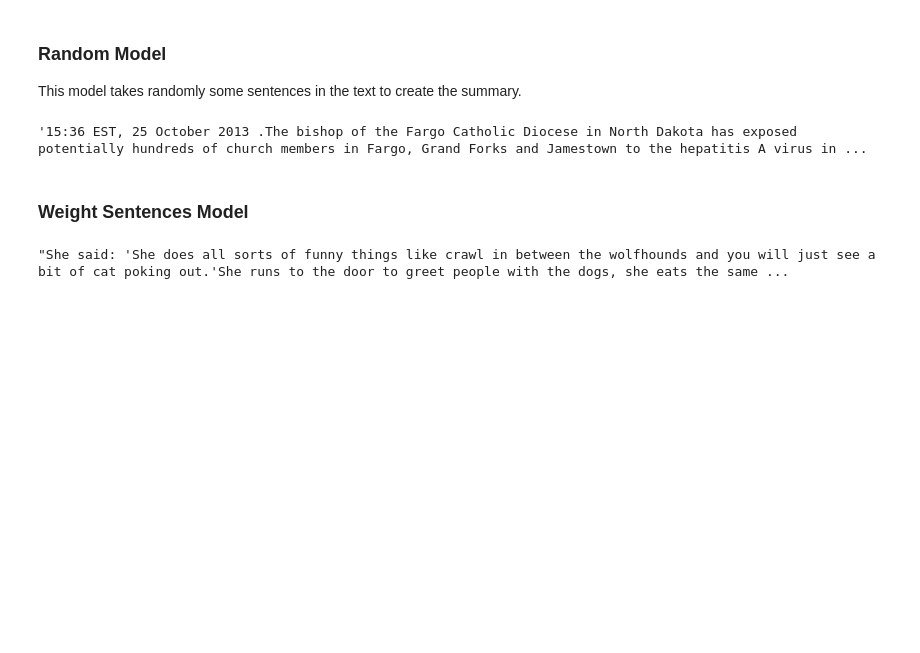
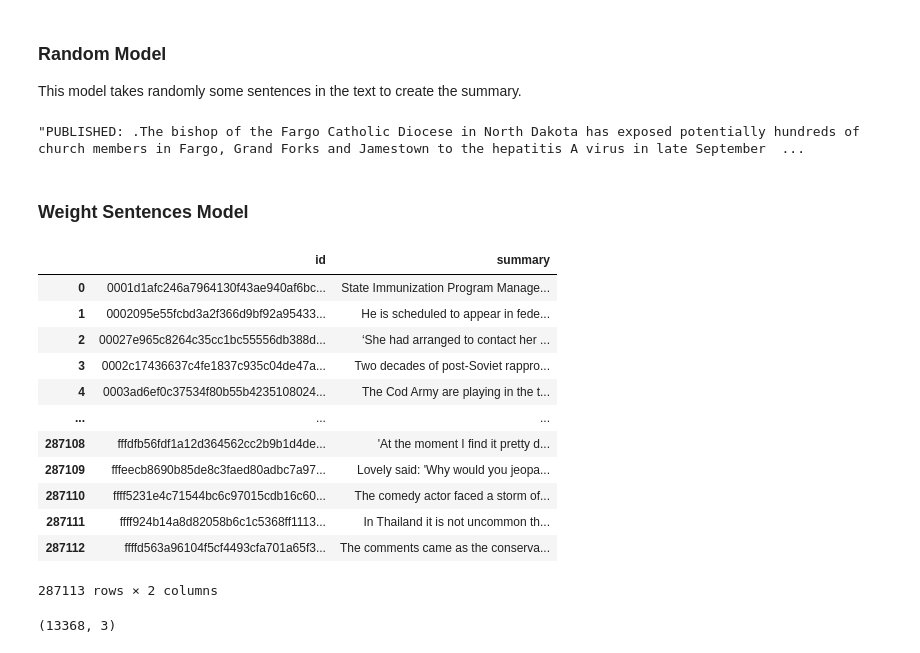
Before and after one commit to bdrai/news_summary, a Jupyter notebook: eda.ipynb, the cells around one changed output. Saved outputs shown, nothing was run; the diff lists cells and outputs as text; code cells hidden in the pictures; blank space fills up the shorter version.

Commit message:
Saving summaries

```diff
--- a/eda.ipynb
+++ b/eda.ipynb
@@ -26,7 +27,7 @@ df_train.shape
 Let's make sure that 'id' is uniqe for each row, and then drop it
 # %%
 assert len(df_train.id.unique()) == df_train.shape[0]
-df_train.drop(columns='id', inplace=True)
-df_val.drop(columns='id', inplace=True)
+# df_train.drop(columns='id', inplace=True)
+# df_val.drop(columns='id', inplace=True)
 # %% [markdown]
 One full sample from the dataset:
@@ -132,7 +119,7 @@ summaries = rm.summarize(df_train["article"].values)
 # %%
 summaries[0]
 # %% [output]
-'15:36 EST, 25 October 2013 .The bishop of the Fargo Catholic Diocese in North Dakota has exposed potentially hundreds of church members in Fargo, Grand Forks and Jamestown to the hepatitis A virus in ...
+"PUBLISHED: .The bishop of the Fargo Catholic Diocese in North Dakota has exposed potentially hundreds of church members in Fargo, Grand Forks and Jamestown to the hepatitis A virus in late September  ...
 # %% [markdown]
 ### Weight Sentences Model
 # %%
@@ -185,9 +172,27 @@ class WeightedModel:
             result.append(summary)
         return result
 # %%
-sub_df_train = df_train.sample(10000)
+sub_df_train = df_train.sample(100)
 weight_m = WeightedModel()
-summaries = weight_m.summarize(sub_df_train.article.values)
-summaries[0]
+summaries = weight_m.summarize(df_train.article.values)
+summaries_df = pd.DataFrame({'id': df_train.id, 'summary': summaries})
+summaries_df.to_csv('summaries by sentences weights.csv')
+summaries_df
 # %% [output]
+|  | id | summary |
+| 0 | 0001d1afc246a7964130f43ae940af6bc... | State Immunization Program Manage... |
+| 1 | 0002095e55fcbd3a2f366d9bf92a95433... | He is scheduled to appear in fede... |
+| 2 | 00027e965c8264c35cc1bc55556db388d... | ‘She had arranged to contact her ... |
+| 3 | 0002c17436637c4fe1837c935c04de47a... | Two decades of post-Soviet rappro... |
+| 4 | 0003ad6ef0c37534f80b55b4235108024... | The Cod Army are playing in the t... |
+| ... | ... | ... |
+| 287108 | fffdfb56fdf1a12d364562cc2b9b1d4de... | 'At the moment I find it pretty d... |
+| 287109 | fffeecb8690b85de8c3faed80adbc7a97... | Lovely said: 'Why would you jeopa... |
+| 287110 | ffff5231e4c71544bc6c97015cdb16c60... | The comedy actor faced a storm of... |
+| 287111 | ffff924b14a8d82058b6c1c5368ff1113... | In Thailand it is not uncommon th... |
+| 287112 | ffffd563a96104f5cf4493cfa701a65f3... | The comments came as the conserva... |
-"She said: 'She does all sorts of funny things like crawl in between the wolfhounds and you will just see a bit of cat poking out.'She runs to the door to greet people with the dogs, she eats the same ...
+287113 rows × 2 columns
+# %%
+df_val.shape
+# %% [output]
+(13368, 3)
```
Also changed, not shown: parts of 10 cells of this notebook.
